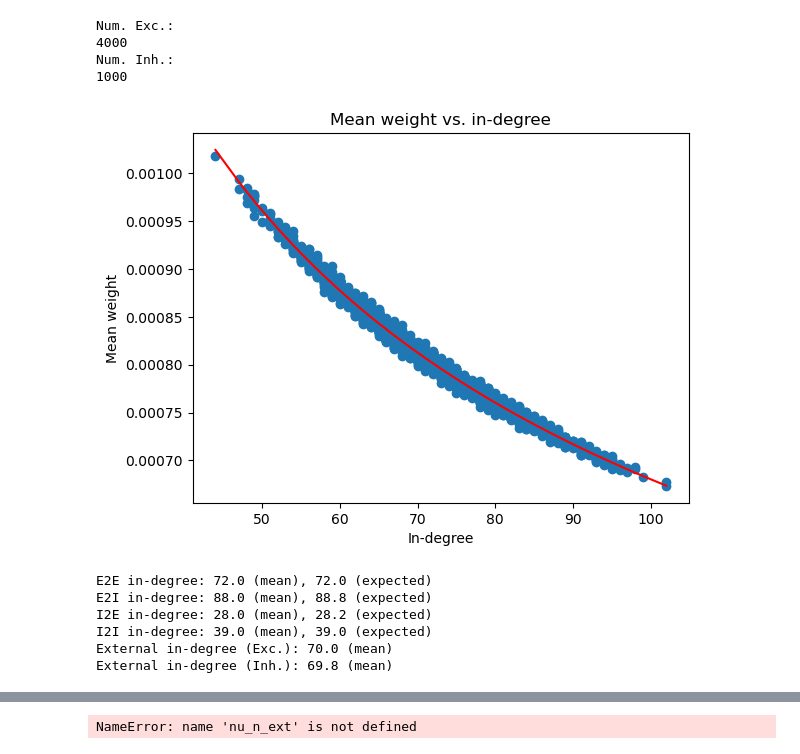
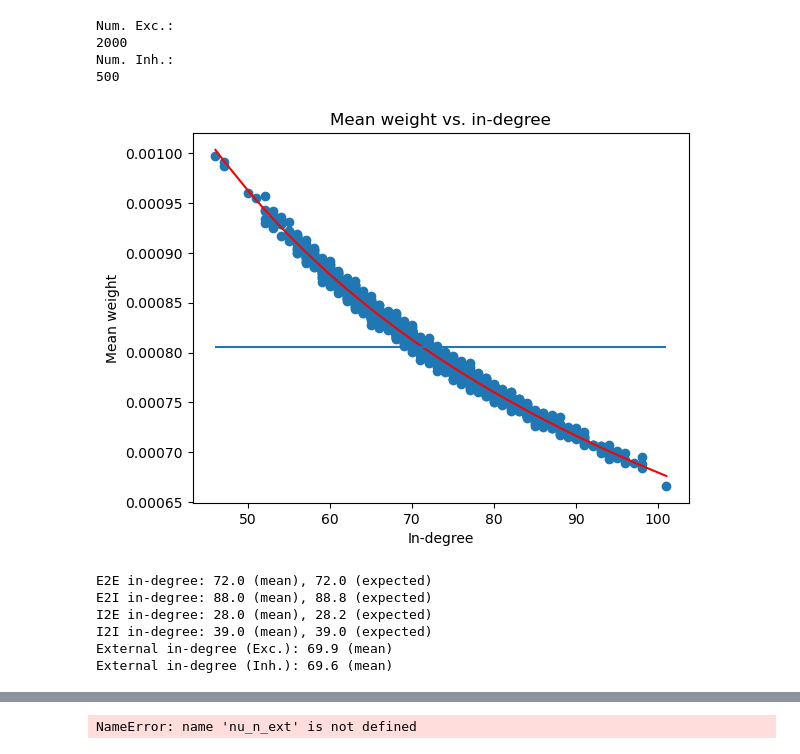
Before and after one commit to brendanjohnharris/WRCircuit.jl, a Jupyter notebook: scripts/plots/dynamics/fns_dynamics.ipynb, the cells around one changed output, grey strips where cells are left out. Cells and saved outputs as stored; diff of their text form; code cells hidden in the pictures.

```diff
--- a/scripts/plots/dynamics/fns_dynamics.ipynb
+++ b/scripts/plots/dynamics/fns_dynamics.ipynb
@@ -37,7 +37,7 @@ import src
 # * If delta == gamma (population size exactly balanced by synaptic weight), zeta balance
 #   reduces to omega_ie == omega_ee and omega_ii == omega_ei
 
-N_e = 4000
+N_e = 2000
 J_e = 0.0008 # Microsiemens
 delta = 4.0 # 2.9
 nu = 10 # Preserve; the minimum required for spontaneous spiking
@@ -61,13 +61,20 @@ n_ext = 70
 
 # ! Note: All of the above is true in a general sence, but the eigenvalues don't match the
 # thresholds exactly due to filter effects (e.g. inhibitory synaptic decay time constant)
-alpha = 0.06 # This alpha actually controls the frequency of ping; smaller alpha, higher frequency...
-omega_ee = 0.30*alpha
-omega_ie = 0.47*alpha
-omega_ei = 0.37*alpha
-omega_ii = 0.65*alpha
+omicron = 0.06 # This alpha actually controls the frequency of ping; smaller alpha, higher frequency...
 
+size_correction = 4000/N_e
+omega_ee = 0.30*omicron*size_correction
+omega_ie = 0.47*omicron*size_correction
+omega_ei = 0.37*omicron*size_correction
+omega_ii = 0.65*omicron*size_correction
 
+print("EE omega:", omega_ee)
+print("EI omega:", omega_ei)
+print("IE omega:", omega_ie)
+print("II omega:", omega_ii)
+
+print("")
 # * We suppose the k1 < omega_ei * delta * omega_ie < k2 gives some sort of criterion for
 #   the presence of gamma. Confirm
 
@@ -140,9 +144,9 @@ print("Num. Inh.:");print(np.prod(FNSnet.I.size))
 # print("Thresholds:");print(thr_e, thr_i)
 # %% [output]
 Num. Exc.:
-4000
+2000
 Num. Inh.:
-1000
+500
 # %%
 def mean_weights(proj):
     """
@@ -172,40 +176,42 @@ N = FNSnet.E2E.proj.post.size
 ks = src.utils.indegrees_static(FNSnet.E2E.proj.comm.indices, N)
 plt.scatter(ks, mean_ws)
 a, b = np.polyfit(1/np.sqrt(ks), mean_ws, 1)
 sks = np.sort(ks)
 plt.plot(sks, a/np.sqrt(sks) + b, 'r')
+mean_weight = np.mean(mean_ws)
+plt.hlines(mean_weight, np.min(ks), np.max(ks))
 plt.xlabel('In-degree')
 plt.ylabel('Mean weight')
 plt.title('Mean weight vs. in-degree')
 plt.show()
 
 
 k = src.utils.indegree(FNSnet.E2E.proj)
 k_hat = FNSnet.expected_indegree("ee")
 print(f"E2E in-degree: {k:.1f} (mean), {k_hat:.1f} (expected)")
 k = src.utils.indegree(FNSnet.E2I.proj)
 k_hat = FNSnet.expected_indegree("ei")
 print(f"E2I in-degree: {k:.1f} (mean), {k_hat:.1f} (expected)")
 k = src.utils.indegree(FNSnet.I2E.proj)
 k_hat = FNSnet.expected_indegree("ie")
 print(f"I2E in-degree: {k:.1f} (mean), {k_hat:.1f} (expected)")
 k = src.utils.indegree(FNSnet.I2I.proj)
 k_hat = FNSnet.expected_indegree("ii")
 print(f"I2I in-degree: {k:.1f} (mean), {k_hat:.1f} (expected)")
 
 # Print the mean number of external synapses
 k_ext = src.utils.indegree(FNSnet.ext2E.proj)
 print(f"External in-degree (Exc.): {k_ext:.1f} (mean)")
 k_ext = src.utils.indegree(FNSnet.ext2I.proj)
 print(f"External in-degree (Inh.): {k_ext:.1f} (mean)")
 # %% [output]
-[figure, old version]
+[figure, new version]
 E2E in-degree: 72.0 (mean), 72.0 (expected)
 E2I in-degree: 88.0 (mean), 88.8 (expected)
 I2E in-degree: 28.0 (mean), 28.2 (expected)
 I2I in-degree: 39.0 (mean), 39.0 (expected)
-External in-degree (Exc.): 70.0 (mean)
-External in-degree (Inh.): 69.8 (mean)
+External in-degree (Exc.): 69.9 (mean)
+External in-degree (Inh.): 69.6 (mean)
 # %%
 if True:
     # * Calculate the per-neuron EI balance
```
Also changed, not shown: parts of 14 cells of this notebook, 5 other files.
